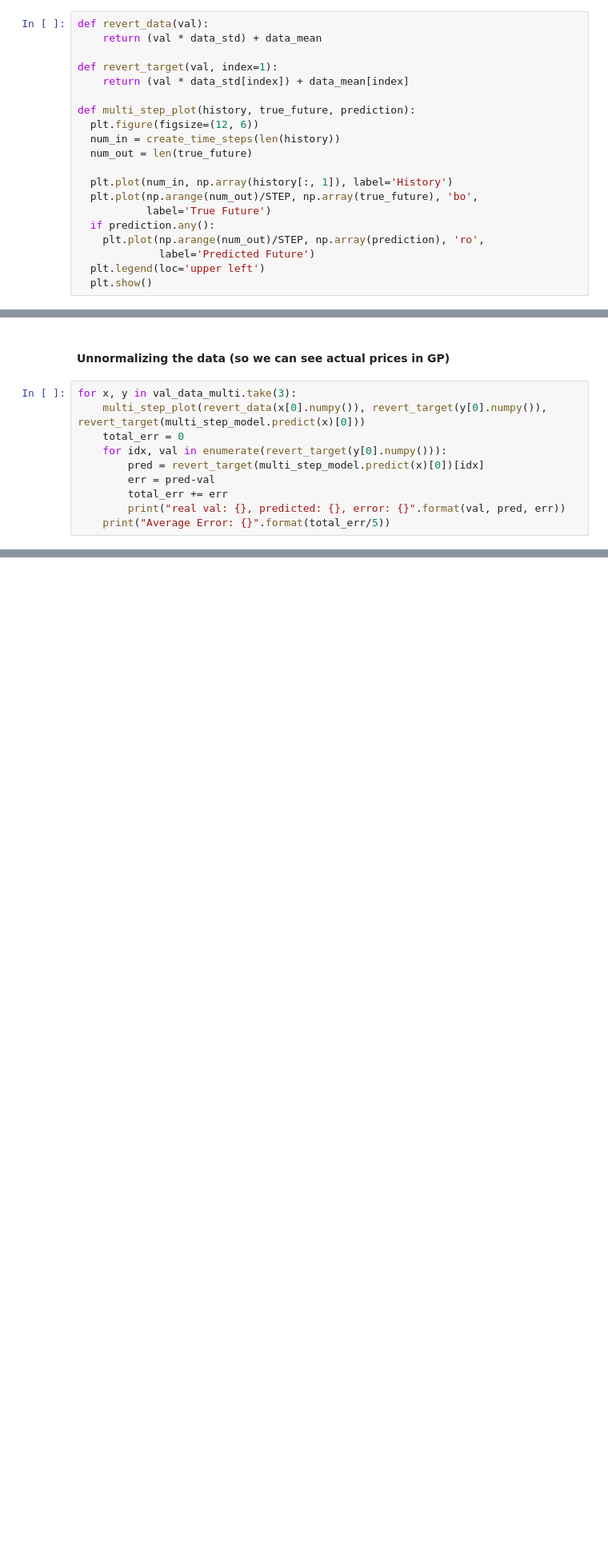
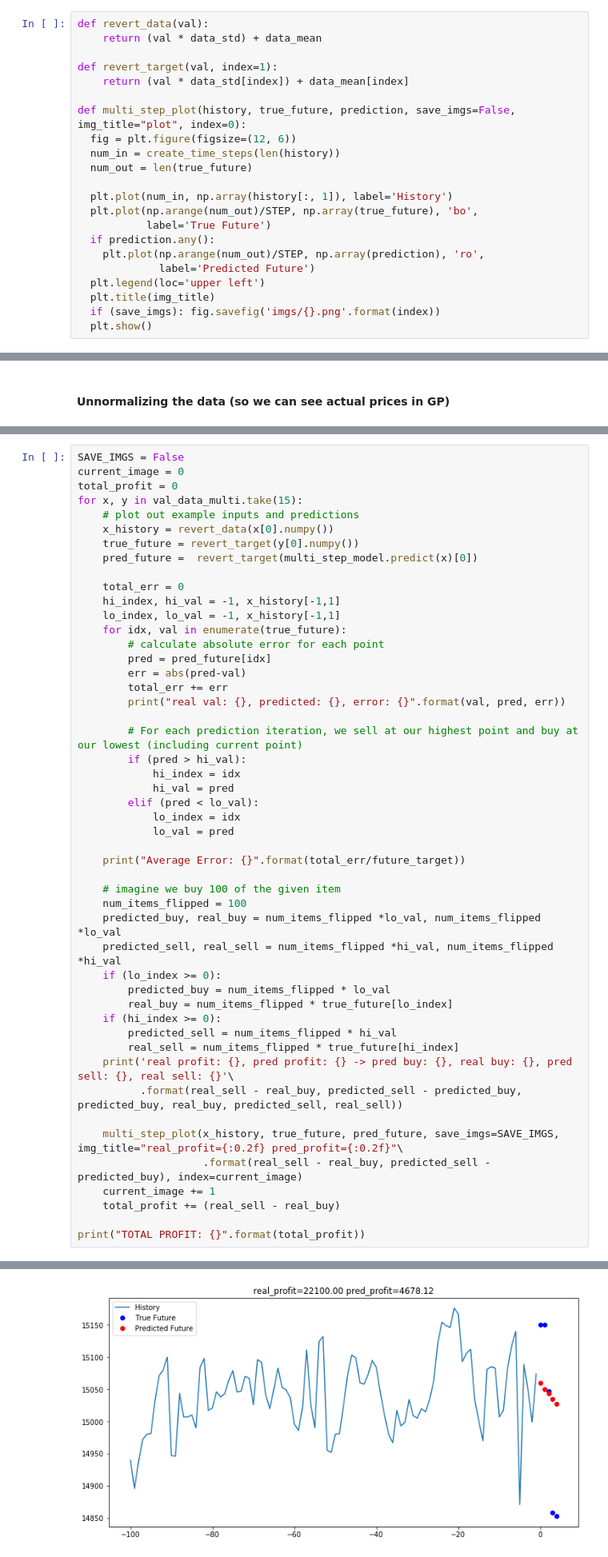
Before and after one commit to chriskok/GEPrediction-OSRS, a Jupyter notebook: ge_time_series_part3.ipynb, the cells around one changed output, grey strips where cells are left out. Shown at 80% size. Cells and saved outputs as stored; diff of their text form; blank space fills up the shorter version.

Commit message:
Added functions to determine profit in GP

```diff
--- a/ge_time_series_part3.ipynb
+++ b/ge_time_series_part3.ipynb
@@ -577,8 +585,8 @@ def revert_data(val):
 def revert_target(val, index=1):
     return (val * data_std[index]) + data_mean[index]
 
-def multi_step_plot(history, true_future, prediction):
-  plt.figure(figsize=(12, 6))
+def multi_step_plot(history, true_future, prediction, save_imgs=False, img_title="plot", index=0):
+  fig = plt.figure(figsize=(12, 6))
   num_in = create_time_steps(len(history))
   num_out = len(true_future)
 
@@ -589,6 +597,8 @@ def multi_step_plot(history, true_future, prediction):
     plt.plot(np.arange(num_out)/STEP, np.array(prediction), 'ro',
              label='Predicted Future')
   plt.legend(loc='upper left')
+  plt.title(img_title)
+  if (save_imgs): fig.savefig('imgs/{}.png'.format(index))
   plt.show()
 # %%
 for x, y in train_data_multi.take(1):
@@ -654,12 +664,2 @@ for x, y in val_data_multi.take(3):
 # %% [markdown]
 #### Unnormalizing the data (so we can see actual prices in GP)
-# %%
-for x, y in val_data_multi.take(3):
-    multi_step_plot(revert_data(x[0].numpy()), revert_target(y[0].numpy()), revert_target(multi_step_model.predict(x)[0]))
-    total_err = 0
-    for idx, val in enumerate(revert_target(y[0].numpy())):
-        pred = revert_target(multi_step_model.predict(x)[0])[idx]
-        err = pred-val
-        total_err += err
-        print("real val: {}, predicted: {}, error: {}".format(val, pred, err))
-    print("Average Error: {}".format(total_err/5))
@@ -702,0 +666,50 @@ Average Error: -56.1478515625
+# %%
+SAVE_IMGS = False
+current_image = 0
+total_profit = 0
+for x, y in val_data_multi.take(15):
+    # plot out example inputs and predictions
+    x_history = revert_data(x[0].numpy())
+    true_future = revert_target(y[0].numpy())
+    pred_future =  revert_target(multi_step_model.predict(x)[0])
+
+    total_err = 0
+    hi_index, hi_val = -1, x_history[-1,1]
+    lo_index, lo_val = -1, x_history[-1,1]
+    for idx, val in enumerate(true_future):
+        # calculate absolute error for each point
+        pred = pred_future[idx]
+        err = abs(pred-val)
+        total_err += err
+        print("real val: {}, predicted: {}, error: {}".format(val, pred, err))
+
+        # For each prediction iteration, we sell at our highest point and buy at our lowest (including current point)
+        if (pred > hi_val):
+            hi_index = idx
+            hi_val = pred
+        elif (pred < lo_val):
+            lo_index = idx
+            lo_val = pred
+
+    print("Average Error: {}".format(total_err/future_target))
+
+    # imagine we buy 100 of the given item
+    num_items_flipped = 100
+    predicted_buy, real_buy = num_items_flipped *lo_val, num_items_flipped *lo_val
+    predicted_sell, real_sell = num_items_flipped *hi_val, num_items_flipped *hi_val
+    if (lo_index >= 0):
+        predicted_buy = num_items_flipped * lo_val
+        real_buy = num_items_flipped * true_future[lo_index]
+    if (hi_index >= 0):
+        predicted_sell = num_items_flipped * hi_val
+        real_sell = num_items_flipped * true_future[hi_index]
+    print('real profit: {}, pred profit: {} -> pred buy: {}, real buy: {}, pred sell: {}, real sell: {}'\
+          .format(real_sell - real_buy, predicted_sell - predicted_buy, predicted_buy, real_buy, predicted_sell, real_sell))
+
+    multi_step_plot(x_history, true_future, pred_future, save_imgs=SAVE_IMGS, img_title="real_profit={:0.2f} pred_profit={:0.2f}"\
+                    .format(real_sell - real_buy, predicted_sell - predicted_buy), index=current_image)
+    current_image += 1
+    total_profit += (real_sell - real_buy)
+
+print("TOTAL PROFIT: {}".format(total_profit))
+# %% [output]
@@ -702,0 +723 @@ Average Error: -56.1478515625
+[figure, added]
```
Also changed, not shown: parts of 23 cells of this notebook, 15 other files.
